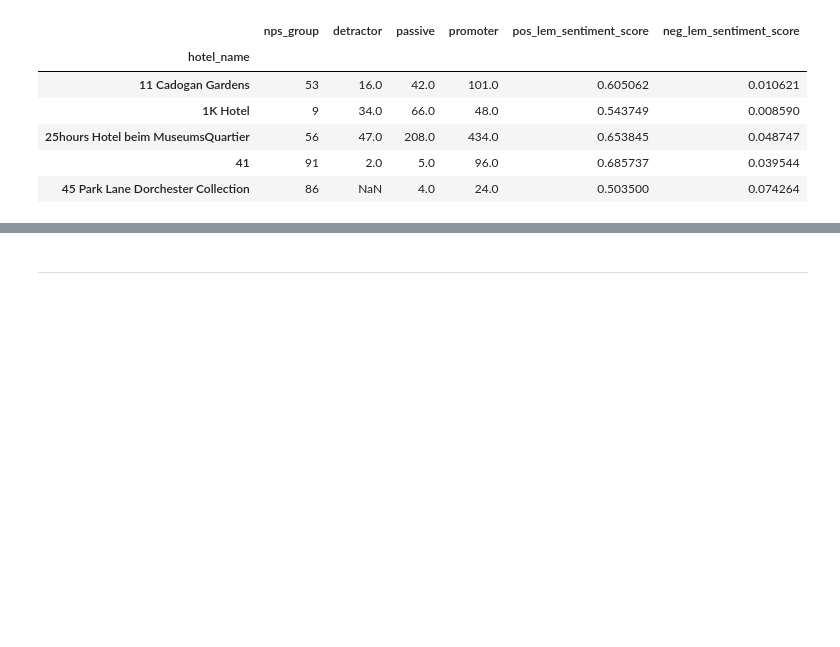
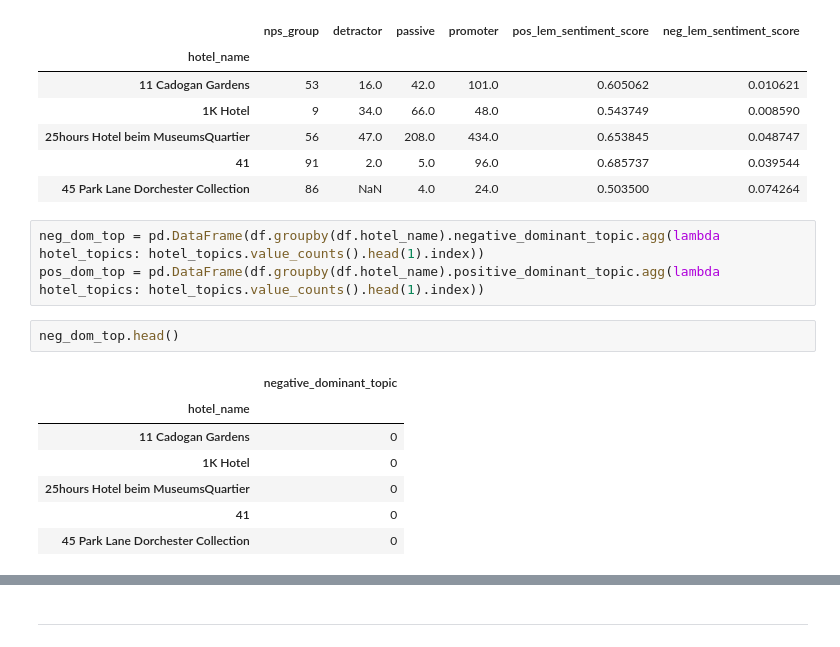
Before and after one commit to InPersonAnalysis/customer_review_capston, a Jupyter notebook: final_notebook.ipynb, the cells around one changed output, grey strips where cells are left out. Saved outputs shown, nothing was run; the diff lists cells and outputs as text; blank space fills up the shorter version.

```diff
--- a/final_notebook.ipynb
+++ b/final_notebook.ipynb
@@ -292,3 +338,16 @@ hotels.head()
 | 25hours Hotel beim MuseumsQuartier | 56 | 47.0 | 208.0 | 434.0 | 0.653845 | 0.048747 |
 | 41 | 91 | 2.0 | 5.0 | 96.0 | 0.685737 | 0.039544 |
 | 45 Park Lane Dorchester Collection | 86 | NaN | 4.0 | 24.0 | 0.503500 | 0.074264 |
+# %%
+neg_dom_top = pd.DataFrame(df.groupby(df.hotel_name).negative_dominant_topic.agg(lambda hotel_topics: hotel_topics.value_counts().head(1).index))
+pos_dom_top = pd.DataFrame(df.groupby(df.hotel_name).positive_dominant_topic.agg(lambda hotel_topics: hotel_topics.value_counts().head(1).index))
+# %%
+neg_dom_top.head()
+# %% [output]
+|  | negative_dominant_topic |
+| hotel_name |  |
+| 11 Cadogan Gardens | 0 |
+| 1K Hotel | 0 |
+| 25hours Hotel beim MuseumsQuartier | 0 |
+| 41 | 0 |
+| 45 Park Lane Dorchester Collection | 0 |
```
Also changed, not shown: parts of 6 cells of this notebook.
